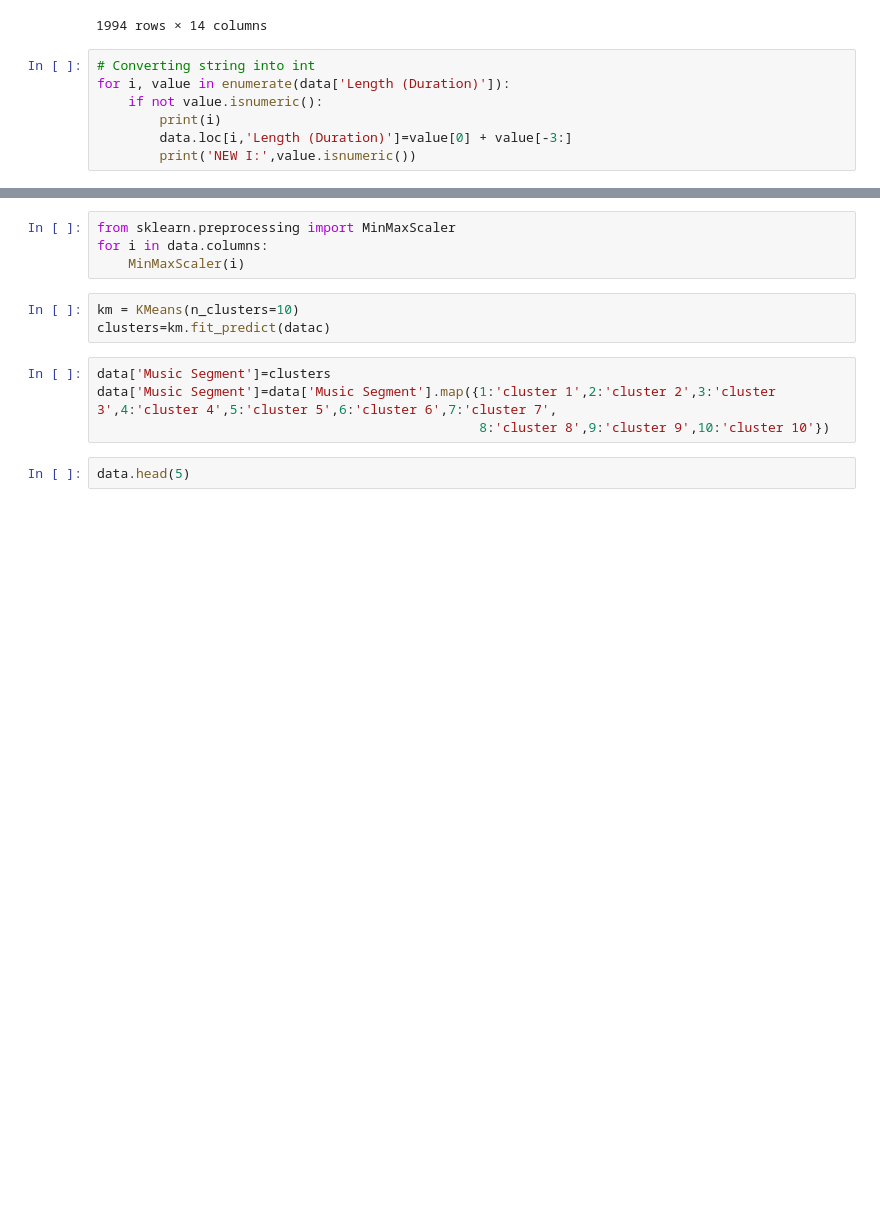
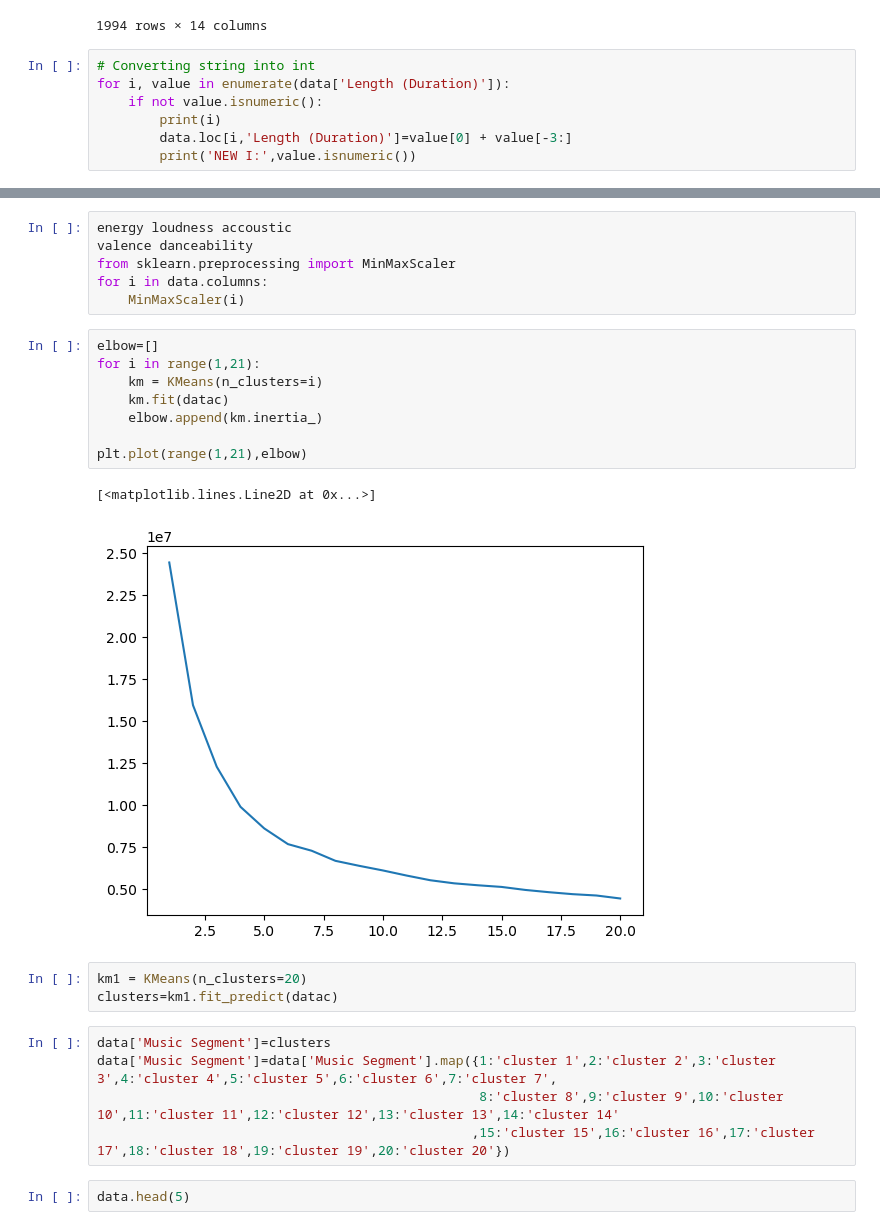
Before and after one commit to salonit11/clustering-music-genres, a Jupyter notebook: clustering.ipynb, the cells around one changed output, grey strips where cells are left out. Drawn from its saved outputs; the diff is of its cells as text; blank space fills up the shorter version.

```diff
--- a/clustering.ipynb
+++ b/clustering.ipynb
@@ -70,16 +71,30 @@ max      55.000000   100.00000
 | Speechiness | 0.085598 | 0.205865 | 0.125229 | 0.125090 | 0.092594 | 0.107102 | -0.027826 | ... |
 | Popularity | -0.003181 | 0.103393 | 0.144344 | 0.165527 | -0.111978 | 0.095911 | -0.065403 | ... |
 # %%
+energy loudness accoustic
+valence danceability
 from sklearn.preprocessing import MinMaxScaler
 for i in data.columns:
     MinMaxScaler(i)
+# %%
+elbow=[]
+for i in range(1,21):
+    km = KMeans(n_clusters=i)
+    km.fit(datac)
+    elbow.append(km.inertia_)
+
+plt.plot(range(1,21),elbow)
+# %% [output]
+[<matplotlib.lines.Line2D at 0x...>]
+[figure, added]
 # %%
-km = KMeans(n_clusters=10)
-clusters=km.fit_predict(datac)
+km1 = KMeans(n_clusters=20)
+clusters=km1.fit_predict(datac)
 # %%
 data['Music Segment']=clusters
 data['Music Segment']=data['Music Segment'].map({1:'cluster 1',2:'cluster 2',3:'cluster 3',4:'cluster 4',5:'cluster 5',6:'cluster 6',7:'cluster 7',
-                                                 8:'cluster 8',9:'cluster 9',10:'cluster 10'})
+                                                 8:'cluster 8',9:'cluster 9',10:'cluster 10',11:'cluster 11',12:'cluster 12',13:'cluster 13',14:'cluster 14'
+                                                ,15:'cluster 15',16:'cluster 16',17:'cluster 17',18:'cluster 18',19:'cluster 19',20:'cluster 20'})
 # %%
 data.head(5)
 # %% [output]
```
Also changed, not shown: parts of 2 cells of this notebook, 1 other file.
